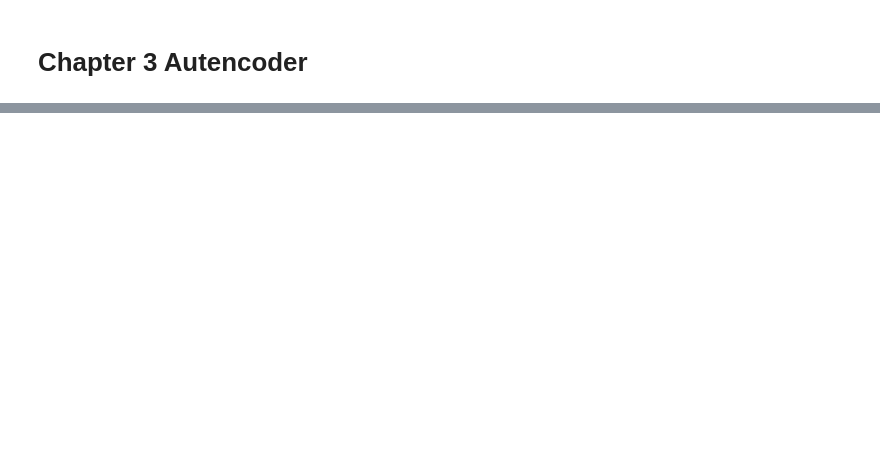
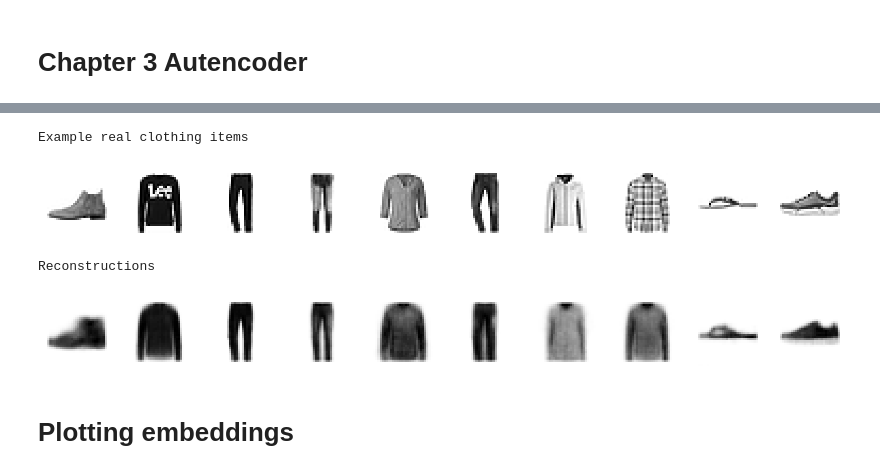
Before and after one commit to PhilOConnor/GenerativeAI, a Jupyter notebook: Autoencoder/Autoencoder.ipynb, the cells around one changed output, grey strips where cells are left out. Cells and saved outputs as stored; diff of their text form; code cells hidden in the pictures; blank space fills up the shorter version.

```diff
--- a/Autoencoder/Autoencoder.ipynb
+++ b/Autoencoder/Autoencoder.ipynb
@@ -60,7 +77,7 @@ autoencoder.compile(optimizer="adam", loss="binary_crossentropy")
 # %%
 autoencoder.fit(x_train,
                 x_train,
-                epochs=10,
+                epochs=5,
                 batch_size=100,
                 shuffle=True,
                 validation_data = (x_test, x_test)
@@ -90,5 +112,5 @@ Epoch 10/10
 # %%
-ex_images = x_test[:10]
+ex_images = x_test[:5000]
 # %%
-autoencoder.predict(ex_images)
+preds = autoencoder.predict(ex_images)
 # %% [output]
@@ -112,0 +118,12 @@ array([[[[1.04178056e-04],
+# %%
+print("Example real clothing items")
+display(ex_images)
+print("Reconstructions")
+display(preds)
+# %% [output]
+Example real clothing items
+[figure, added]
+Reconstructions
+[figure, added]
+# %% [markdown]
+# Plotting embeddings
```
Also changed, not shown: parts of 7 cells of this notebook.
